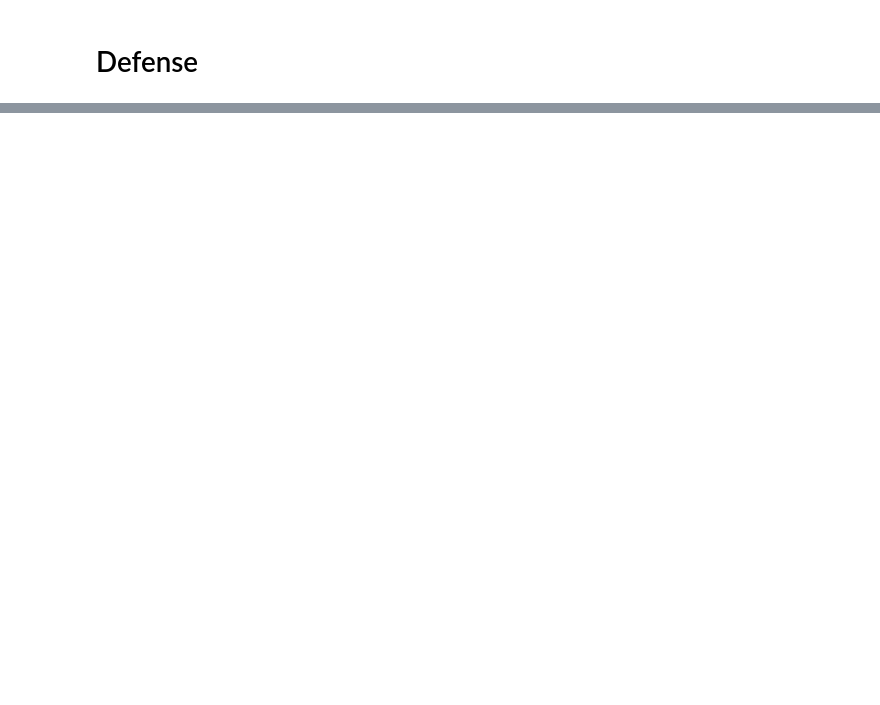
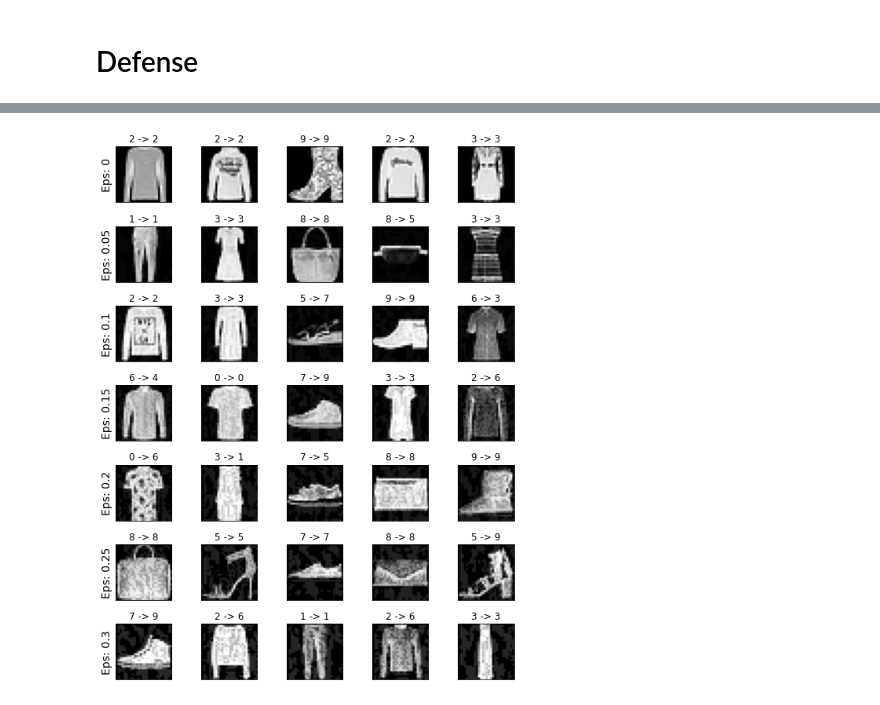
Before and after one commit to Rubinjo/adversarial-nn, a Jupyter notebook: main.ipynb, the cells around one changed output, grey strips where cells are left out. Saved outputs shown, nothing was run; the diff lists cells and outputs as text; code cells hidden in the pictures; blank space fills up the shorter version.

```diff
--- a/main.ipynb
+++ b/main.ipynb
@@ -615,0 +681,37 @@ Epsilon: 0.3    Test Accuracy = 239 / 10000 = 0.0239
+# %%
+# Plot several examples of adversarial samples at each epsilon
+cnt = 0
+plt.figure(figsize=(8,10))
+for i in range(len(EPSILONS)):
+    for j in range(len(examples[i])):
+        cnt += 1
+        plt.subplot(len(EPSILONS),len(examples[0]),cnt)
+        plt.xticks([], [])
+        plt.yticks([], [])
+        if j == 0:
+            plt.ylabel("Eps: {}".format(EPSILONS[i]), fontsize=14)
+        orig,adv,ex = examples[i][j]
+        plt.title("{} -> {}".format(orig, adv))
+        plt.imshow(ex, cmap="gray")
+plt.tight_layout()
+if (USE_OWN_NN):
+    if (SPATIAL_SMOOTHING and RESIZE_PADDING):
+        plt.savefig(path + "ownModel_" + ATTACK + "_spatialSmoothing&resizePadding_examples.png")
+    elif (SPATIAL_SMOOTHING):
+        plt.savefig(path + "ownModel_" + ATTACK + "_spatialSmoothing_examples.png")
+    elif (RESIZE_PADDING):
+        plt.savefig(path + "ownModel_" + ATTACK + "_resizePadding_examples.png")
+    else:
+        plt.savefig(path + "ownModel_" + ATTACK + "_examples.png")
+else:
+    if (SPATIAL_SMOOTHING and RESIZE_PADDING):
+        plt.savefig(path + "ResNet50_" + ATTACK + "_spatialSmoothing&resizePadding_examples.png")
+    elif (SPATIAL_SMOOTHING):
+        plt.savefig(path + "ResNet50_" + ATTACK + "_spatialSmoothing_examples.png")
+    elif (RESIZE_PADDING):
+        plt.savefig(path + "ResNet50_" + ATTACK + "_resizePadding_examples.png")
+    else:
+        plt.savefig(path + "ResNet50_" + ATTACK + "_examples.png")
+plt.show()
+# %% [output]
+[figure, added]
```
Also changed, not shown: parts of 16 cells of this notebook, 4 other files.
